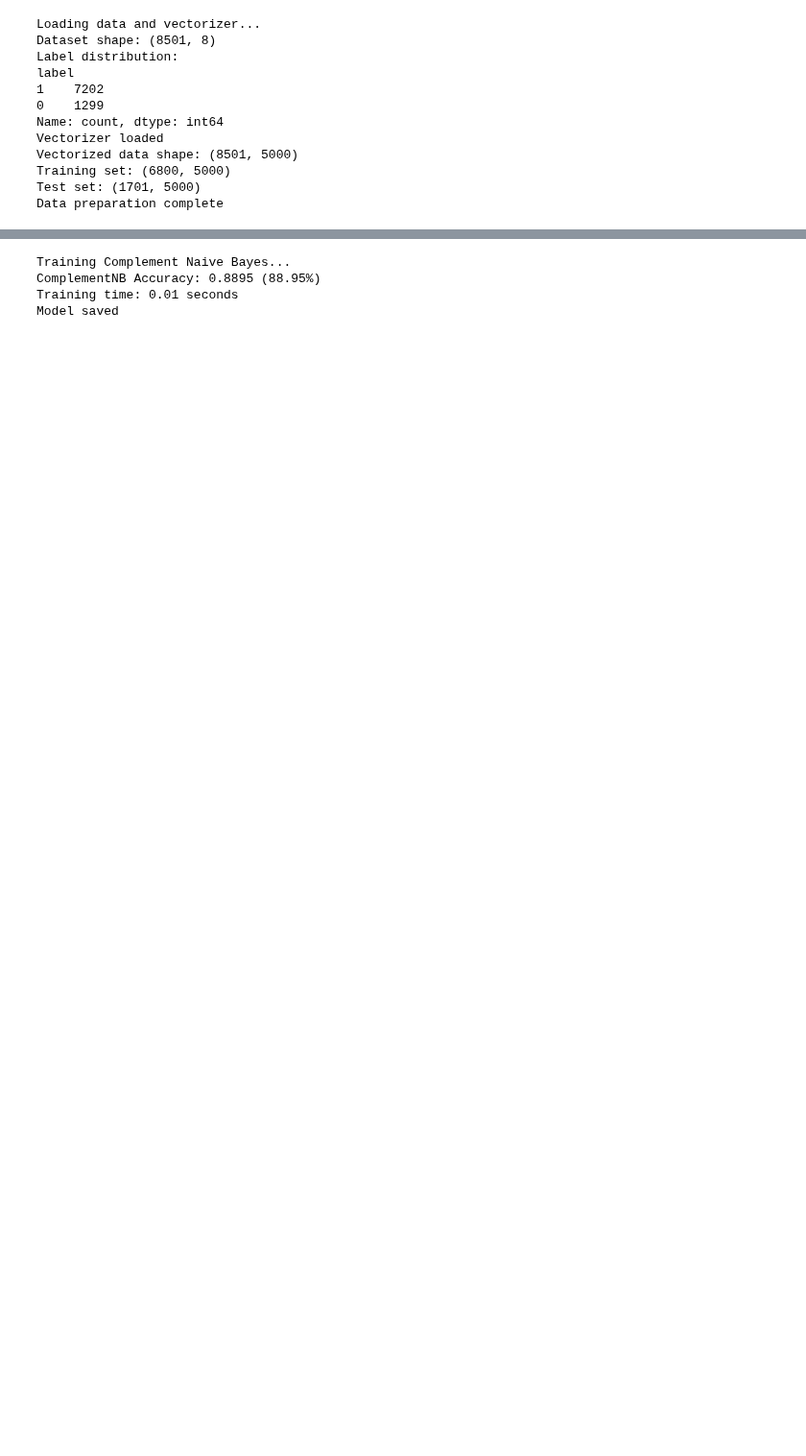
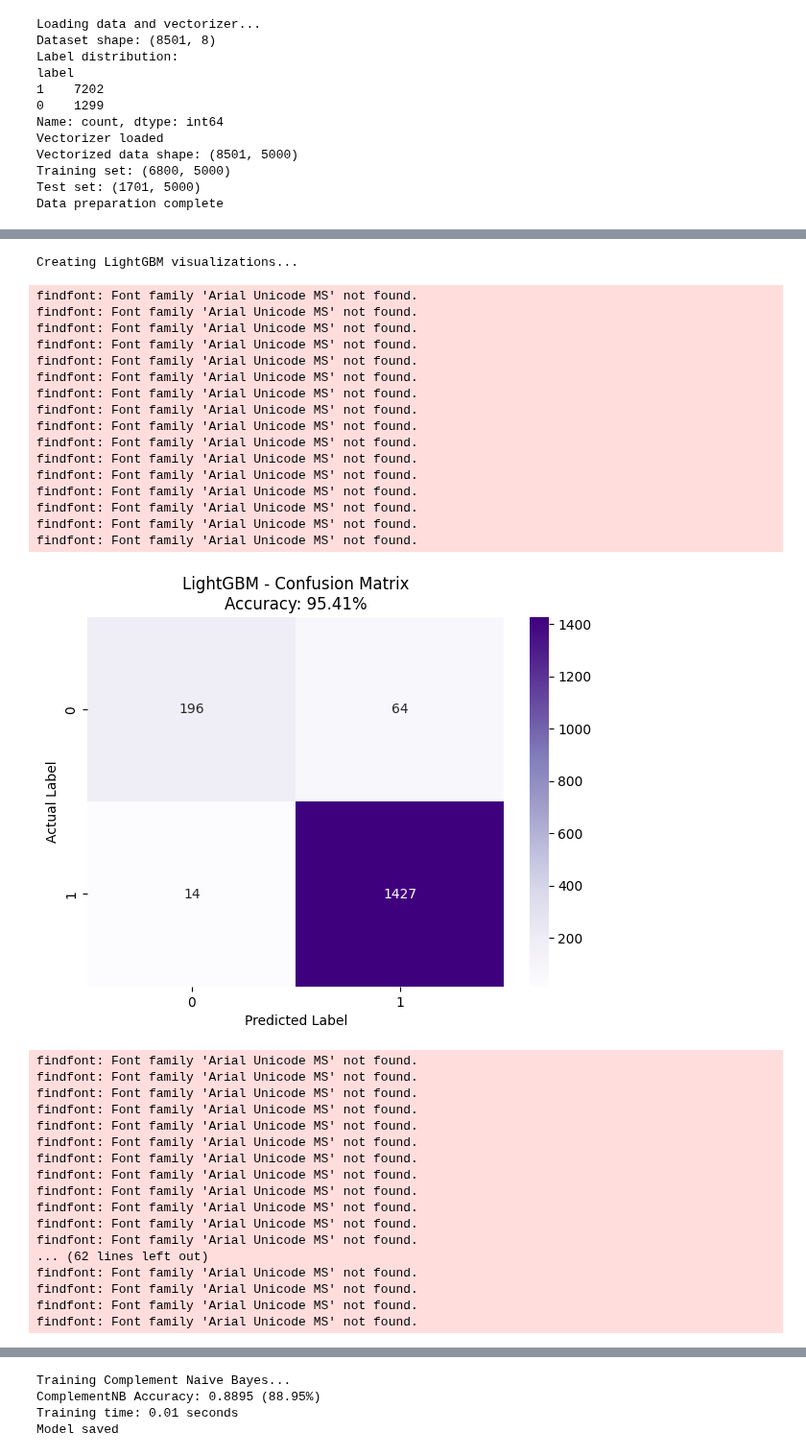
Before and after one commit to habibaalam/Bangla-Fake-News-Detection, a Jupyter notebook: notebook/Combined_Models.ipynb, the cells around one changed output, grey strips where cells are left out. Shown at 96% size. Cells and saved outputs as stored; diff of their text form; code cells hidden in the pictures; blank space fills up the shorter version.

```diff
--- a/notebook/Combined_Models.ipynb
+++ b/notebook/Combined_Models.ipynb
@@ -112 +258,29 @@ Training time: 6.06 seconds
 Model saved
+# %%
+print("Creating LightGBM visualizations...")
+
+# Confusion Matrix
+cm_lgb = confusion_matrix(y_test, lgb_pred)
+plt.figure(figsize=(7, 5))
+sns.heatmap(cm_lgb, annot=True, fmt='d', cmap='Purples', cbar=True)
+plt.title(f'LightGBM - Confusion Matrix\nAccuracy: {lgb_accuracy:.2%}')
+plt.ylabel('Actual Label')
+plt.xlabel('Predicted Label')
+plt.show()
+
+# Feature Importance
+feature_importance = lgb_model.feature_importances_
+feature_names = vectorizer.get_feature_names_out()
+top_indices = feature_importance.argsort()[-15:][::-1]
+top_features = [feature_names[i] for i in top_indices]
+top_scores = feature_importance[top_indices]
+
+plt.figure(figsize=(10, 6))
+plt.barh(range(len(top_features)), top_scores, color='purple', alpha=0.7)
+plt.yticks(range(len(top_features)), top_features, fontsize=9)
+plt.xlabel('Feature Importance Score')
+plt.title('LightGBM - Top 15 Most Important Features')
+plt.gca().invert_yaxis()
+plt.tight_layout()
+plt.show()
+# %% [output]
@@ -112,0 +304,35 @@ Model saved
+Creating LightGBM visualizations...
+findfont: Font family 'Arial Unicode MS' not found.
+findfont: Font family 'Arial Unicode MS' not found.
+findfont: Font family 'Arial Unicode MS' not found.
+findfont: Font family 'Arial Unicode MS' not found.
+findfont: Font family 'Arial Unicode MS' not found.
+findfont: Font family 'Arial Unicode MS' not found.
+findfont: Font family 'Arial Unicode MS' not found.
+findfont: Font family 'Arial Unicode MS' not found.
+findfont: Font family 'Arial Unicode MS' not found.
+findfont: Font family 'Arial Unicode MS' not found.
+findfont: Font family 'Arial Unicode MS' not found.
+findfont: Font family 'Arial Unicode MS' not found.
+findfont: Font family 'Arial Unicode MS' not found.
+findfont: Font family 'Arial Unicode MS' not found.
+findfont: Font family 'Arial Unicode MS' not found.
+findfont: Font family 'Arial Unicode MS' not found.
+[figure, added]
+findfont: Font family 'Arial Unicode MS' not found.
+findfont: Font family 'Arial Unicode MS' not found.
+findfont: Font family 'Arial Unicode MS' not found.
+findfont: Font family 'Arial Unicode MS' not found.
+findfont: Font family 'Arial Unicode MS' not found.
+findfont: Font family 'Arial Unicode MS' not found.
+findfont: Font family 'Arial Unicode MS' not found.
+findfont: Font family 'Arial Unicode MS' not found.
+findfont: Font family 'Arial Unicode MS' not found.
+findfont: Font family 'Arial Unicode MS' not found.
+findfont: Font family 'Arial Unicode MS' not found.
+findfont: Font family 'Arial Unicode MS' not found.
+... (62 lines left out)
+findfont: Font family 'Arial Unicode MS' not found.
+findfont: Font family 'Arial Unicode MS' not found.
+findfont: Font family 'Arial Unicode MS' not found.
+findfont: Font family 'Arial Unicode MS' not found.
```
Also changed, not shown: parts of 14 cells of this notebook, 3 other files.
